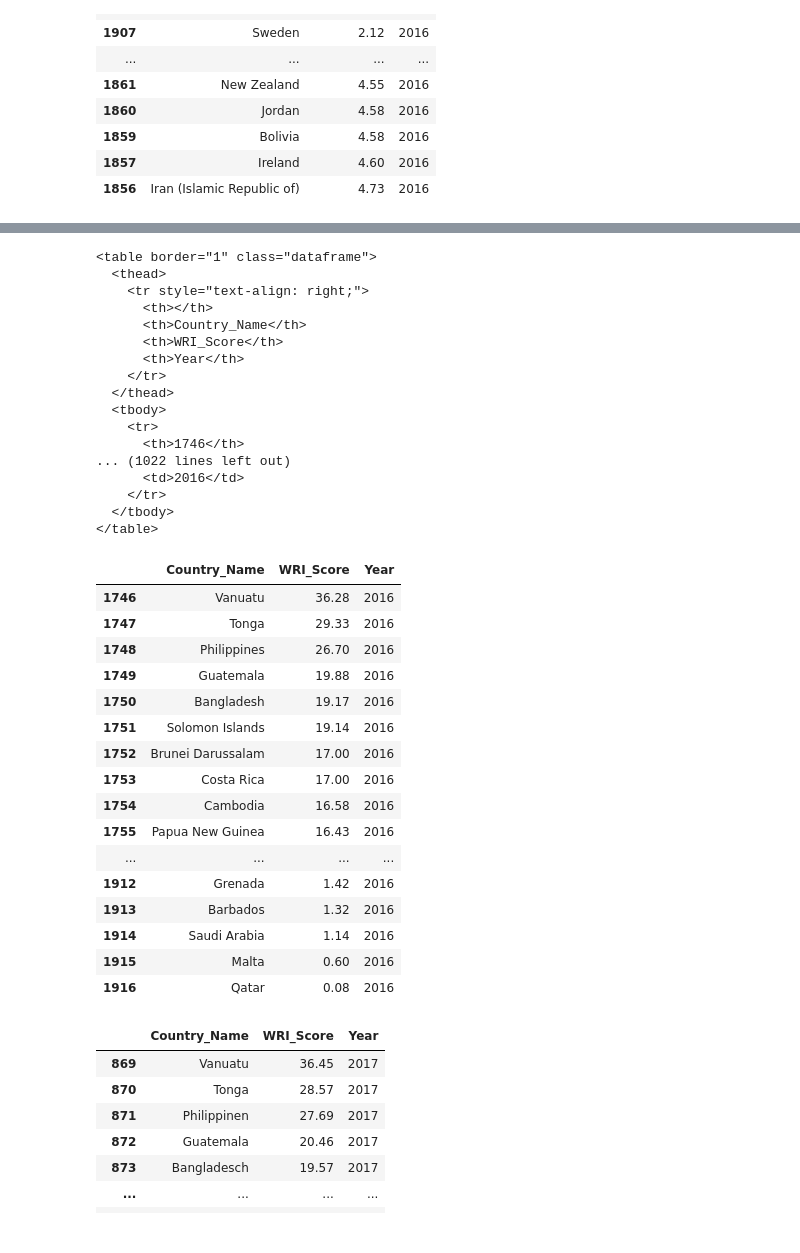
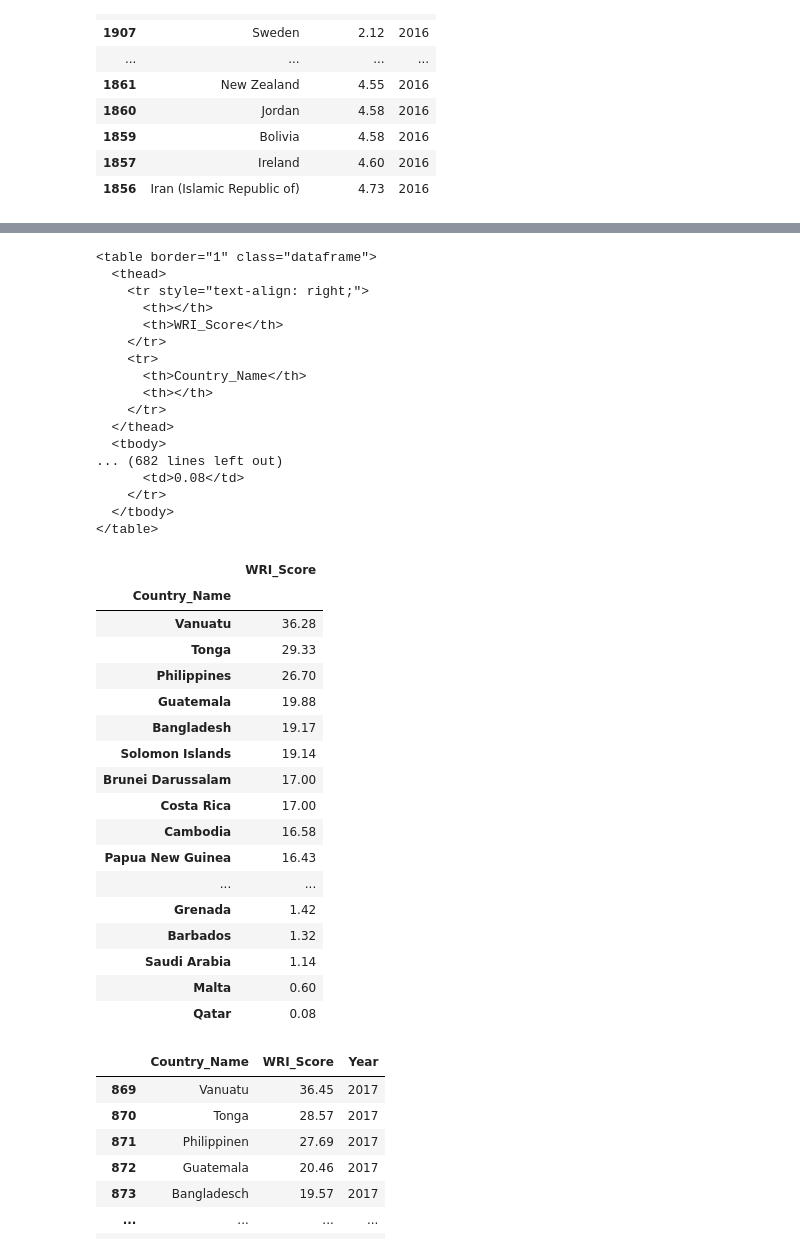
Before and after one commit to b0906/group7, a Jupyter notebook: Data Cleaning/rank_by_wri-Copy1-checkpoint.ipynb, the cells around one changed output, grey strips where cells are left out. Drawn from its saved outputs; the diff is of its cells as text; code cells hidden in the pictures.

```diff
--- a/Data Cleaning/rank_by_wri-Copy1-checkpoint.ipynb
+++ b/Data Cleaning/rank_by_wri-Copy1-checkpoint.ipynb
@@ -620,3 +827,7 @@ wri_2016_df.sort_values("WRI_Score", ascending = True).head(60)
 | 1859 | Bolivia | 4.58 | 2016 |
 | 1857 | Ireland | 4.60 | 2016 |
 | 1856 | Iran (Islamic Republic of) | 4.73 | 2016 |
+# %%
+# remove column year and set contry_name as index
+rank_2016 = wri_2016_df.drop(['Year'], axis=1).set_index('Country_Name')
+rank_2016
@@ -623,22 +882,22 @@ wri_2016_df.sort_values("WRI_Score", ascending = True).head(60)
 # %%
 # convert dataframe to HTML table
-result = wri_2016_df.to_html()
+result = rank_2016.to_html()
 print(result)
 # %% [output]
 <table border="1" class="dataframe">
   <thead>
     <tr style="text-align: right;">
       <th></th>
+      <th>WRI_Score</th>
+    </tr>
+    <tr>
       <th>Country_Name</th>
-      <th>WRI_Score</th>
-      <th>Year</th>
+      <th></th>
     </tr>
   </thead>
   <tbody>
-    <tr>
-      <th>1746</th>
-... (1022 lines left out)
-      <td>2016</td>
+... (682 lines left out)
+      <td>0.08</td>
     </tr>
   </tbody>
 </table>
@@ -652,25 +911,26 @@ text_file.write(html)
 text_file.close()
 # %%
 # display HTMK data in the form of a table-stripped
-HTML(wri_2016_df.to_html(classes='table table-stripped'))
+HTML(rank_2016.to_html(classes='table table-stripped'))
 # %% [output]
-|  | Country_Name | WRI_Score | Year |
-| 1746 | Vanuatu | 36.28 | 2016 |
-| 1747 | Tonga | 29.33 | 2016 |
-| 1748 | Philippines | 26.70 | 2016 |
-| 1749 | Guatemala | 19.88 | 2016 |
-| 1750 | Bangladesh | 19.17 | 2016 |
-| 1751 | Solomon Islands | 19.14 | 2016 |
-| 1752 | Brunei Darussalam | 17.00 | 2016 |
-| 1753 | Costa Rica | 17.00 | 2016 |
-| 1754 | Cambodia | 16.58 | 2016 |
-| 1755 | Papua New Guinea | 16.43 | 2016 |
-| ... | ... | ... | ... |
-| 1912 | Grenada | 1.42 | 2016 |
-| 1913 | Barbados | 1.32 | 2016 |
-| 1914 | Saudi Arabia | 1.14 | 2016 |
-| 1915 | Malta | 0.60 | 2016 |
-| 1916 | Qatar | 0.08 | 2016 |
+|  | WRI_Score |
+| Country_Name |  |
+| Vanuatu | 36.28 |
+| Tonga | 29.33 |
+| Philippines | 26.70 |
+| Guatemala | 19.88 |
+| Bangladesh | 19.17 |
+| Solomon Islands | 19.14 |
+| Brunei Darussalam | 17.00 |
+| Costa Rica | 17.00 |
+| Cambodia | 16.58 |
+| Papua New Guinea | 16.43 |
+| ... | ... |
+| Grenada | 1.42 |
+| Barbados | 1.32 |
+| Saudi Arabia | 1.14 |
+| Malta | 0.60 |
+| Qatar | 0.08 |
 # %%
 # 2017
 wri_2017_df = wri_rank_transformed_df.loc[(wri_rank_transformed_df["Year"] == 2017)]
```
Also changed, not shown: parts of 58 cells of this notebook, 14 other files.
